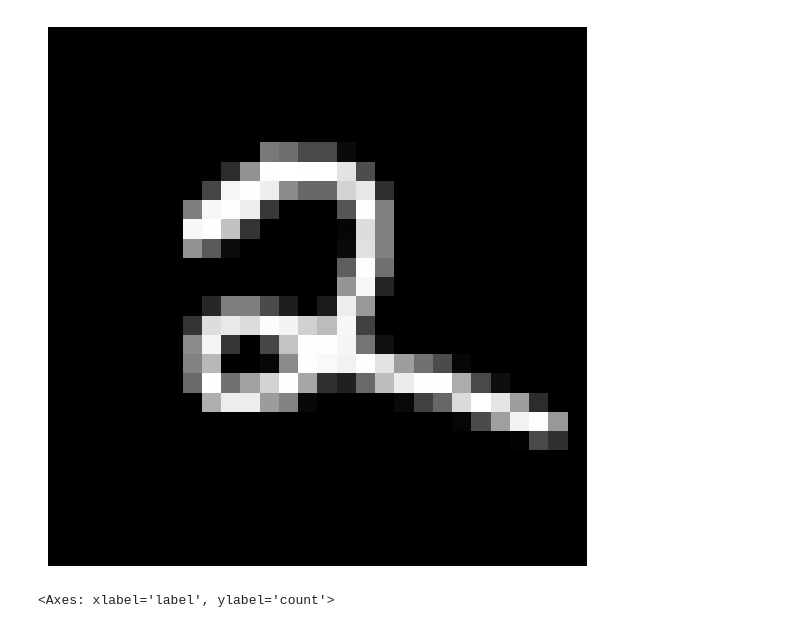
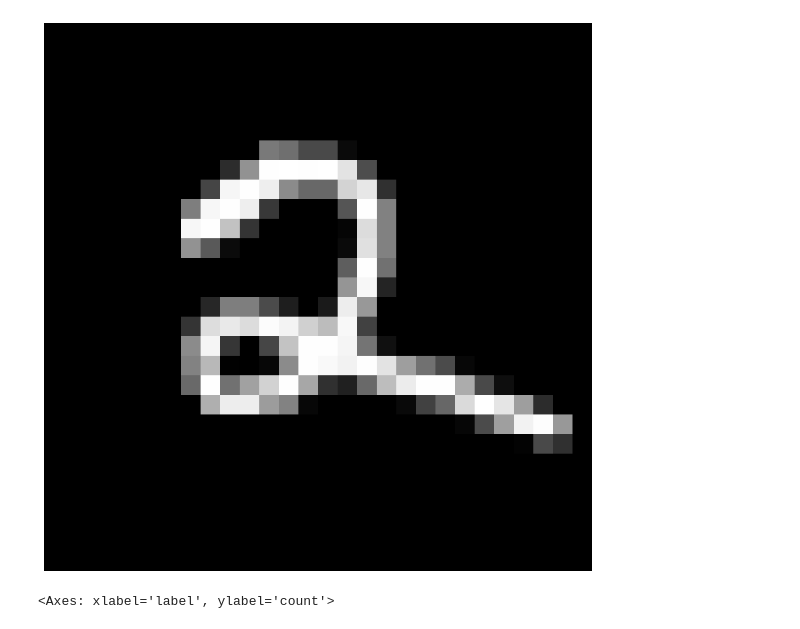
Before and after one commit to Rooban-Raj-01/Machine_Learning, a Jupyter notebook: HANDWRITTEN_TEXT_GENERATION.ipynb, the cells around one changed output. Cells and saved outputs as stored; diff of their text form; code cells hidden in the pictures.

```diff
--- a/HANDWRITTEN_TEXT_GENERATION.ipynb
+++ b/HANDWRITTEN_TEXT_GENERATION.ipynb
@@ -1,22 +1,22 @@
 # %%
 import numpy as np
 import pandas as pd
 import matplotlib.pyplot as plt
 import seaborn as sns
 train_data = pd.read_csv("train.csv")
 test_data = pd.read_csv("test.csv")
 y_train = train_data["label"]
 x_train = train_data.drop("label", axis=1)
 y_test = test_data["label"]
 x_test = test_data.drop("label", axis=1)
-plt.figure(figsize=(7, 7))
+plt.figure(figsize=(12, 12))
 digit = 41000
 image = x_train.iloc[digit].to_numpy()
 plt.imshow(np.reshape(image, (28, 28)), cmap='gray')
 plt.axis('off')
 plt.show()
 # %% [output]
-[figure, old version]
+[figure, new version]
 # %%
 sns.countplot(x='label', data=train_data)
 # %% [output]
```
Also changed, not shown: parts of 2 cells of this notebook.
